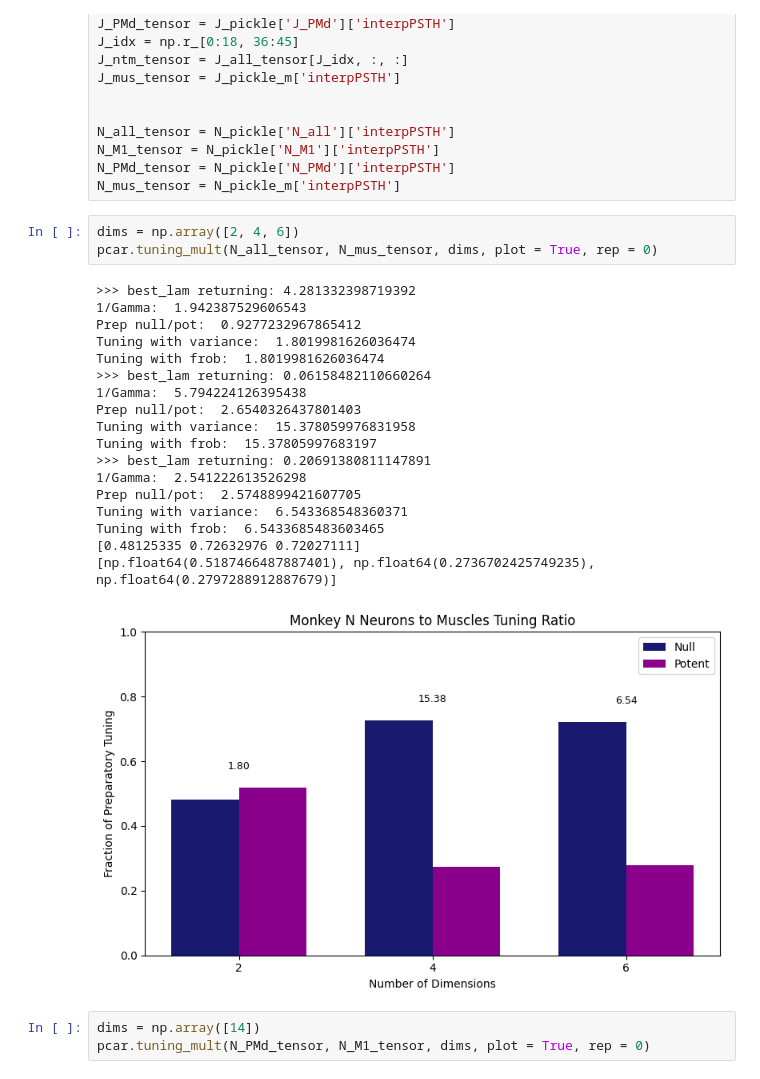
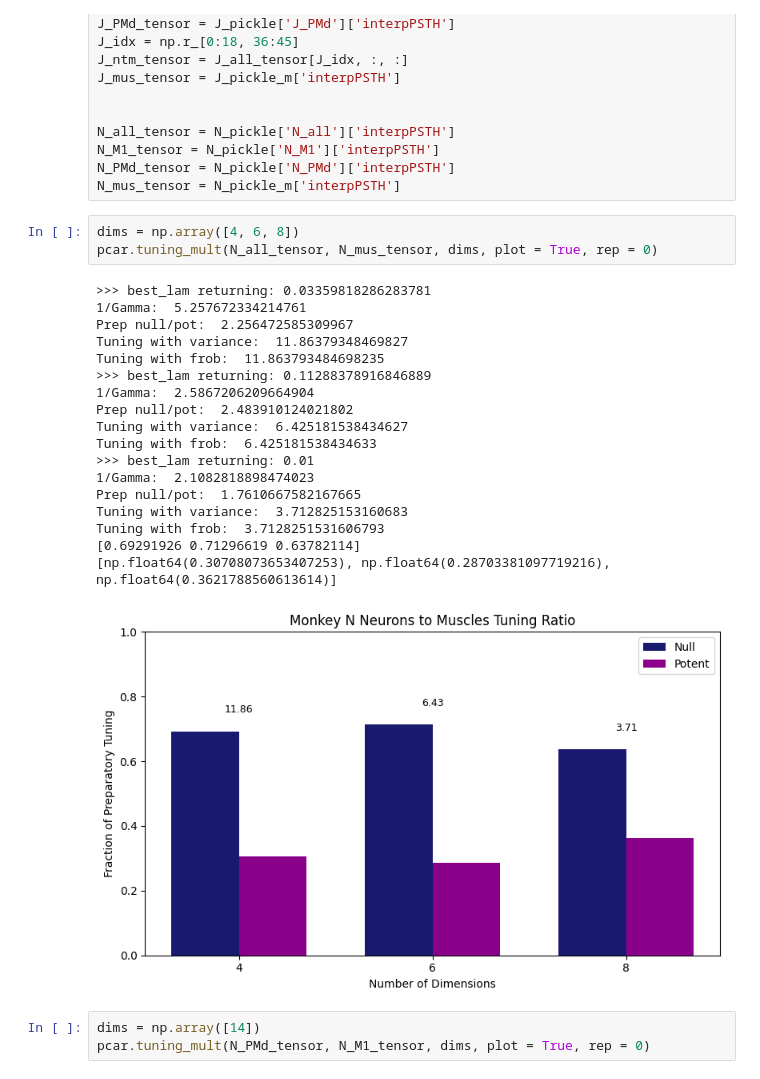
Before and after one commit to kbausen/senior-thesis, a Jupyter notebook: lam.ipynb, the cells around one changed output. Cells and saved outputs as stored; diff of their text form.

```diff
--- a/lam.ipynb
+++ b/lam.ipynb
@@ -60,27 +60,27 @@ N_M1_tensor = N_pickle['N_M1']['interpPSTH']
 N_PMd_tensor = N_pickle['N_PMd']['interpPSTH']
 N_mus_tensor = N_pickle_m['interpPSTH']
 # %%
-dims = np.array([2, 4, 6])
+dims = np.array([4, 6, 8])
 pcar.tuning_mult(N_all_tensor, N_mus_tensor, dims, plot = True, rep = 0)
 # %% [output]
->>> best_lam returning: 4.281332398719392
-1/Gamma:  1.942387529606543
-Prep null/pot:  0.9277232967865412
-Tuning with variance:  1.8019981626036474
-Tuning with frob:  1.8019981626036474
->>> best_lam returning: 0.06158482110660264
-1/Gamma:  5.794224126395438
-Prep null/pot:  2.6540326437801403
-Tuning with variance:  15.378059976831958
-Tuning with frob:  15.37805997683197
->>> best_lam returning: 0.20691380811147891
-1/Gamma:  2.541222613526298
-Prep null/pot:  2.5748899421607705
-Tuning with variance:  6.543368548360371
-Tuning with frob:  6.5433685483603465
-[0.48125335 0.72632976 0.72027111]
-[np.float64(0.5187466487887401), np.float64(0.2736702425749235), np.float64(0.2797288912887679)]
+>>> best_lam returning: 0.03359818286283781
+1/Gamma:  5.257672334214761
+Prep null/pot:  2.256472585309967
+Tuning with variance:  11.86379348469827
+Tuning with frob:  11.863793484698235
+>>> best_lam returning: 0.11288378916846889
+1/Gamma:  2.5867206209664904
+Prep null/pot:  2.483910124021802
+Tuning with variance:  6.425181538434627
+Tuning with frob:  6.425181538434633
+>>> best_lam returning: 0.01
+1/Gamma:  2.1082818898474023
+Prep null/pot:  1.7610667582167665
+Tuning with variance:  3.712825153160683
+Tuning with frob:  3.7128251531606793
+[0.69291926 0.71296619 0.63782114]
+[np.float64(0.30708073653407253), np.float64(0.28703381097719216), np.float64(0.3621788560613614)]
-[figure, old version]
+[figure, new version]
 # %%
 dims = np.array([14])
 pcar.tuning_mult(N_PMd_tensor, N_M1_tensor, dims, plot = True, rep = 0)
```
Also changed, not shown: parts of 1 cell of this notebook, 3 other files.
